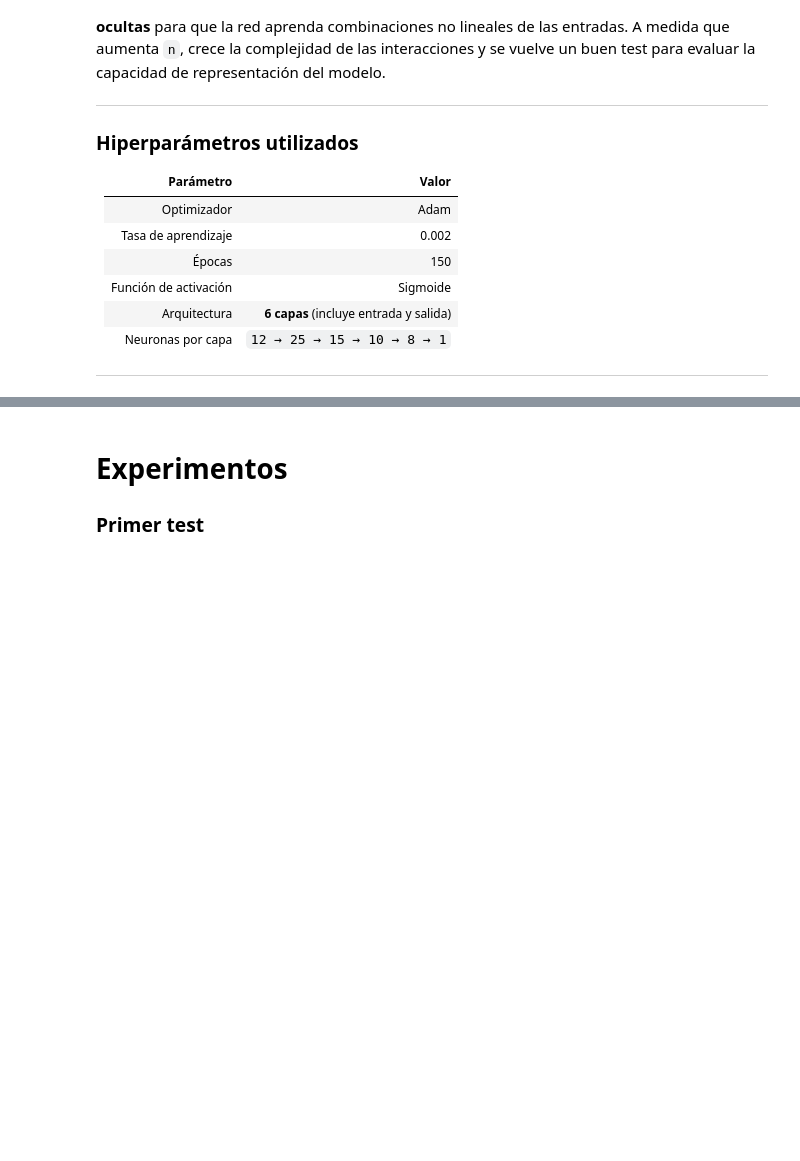
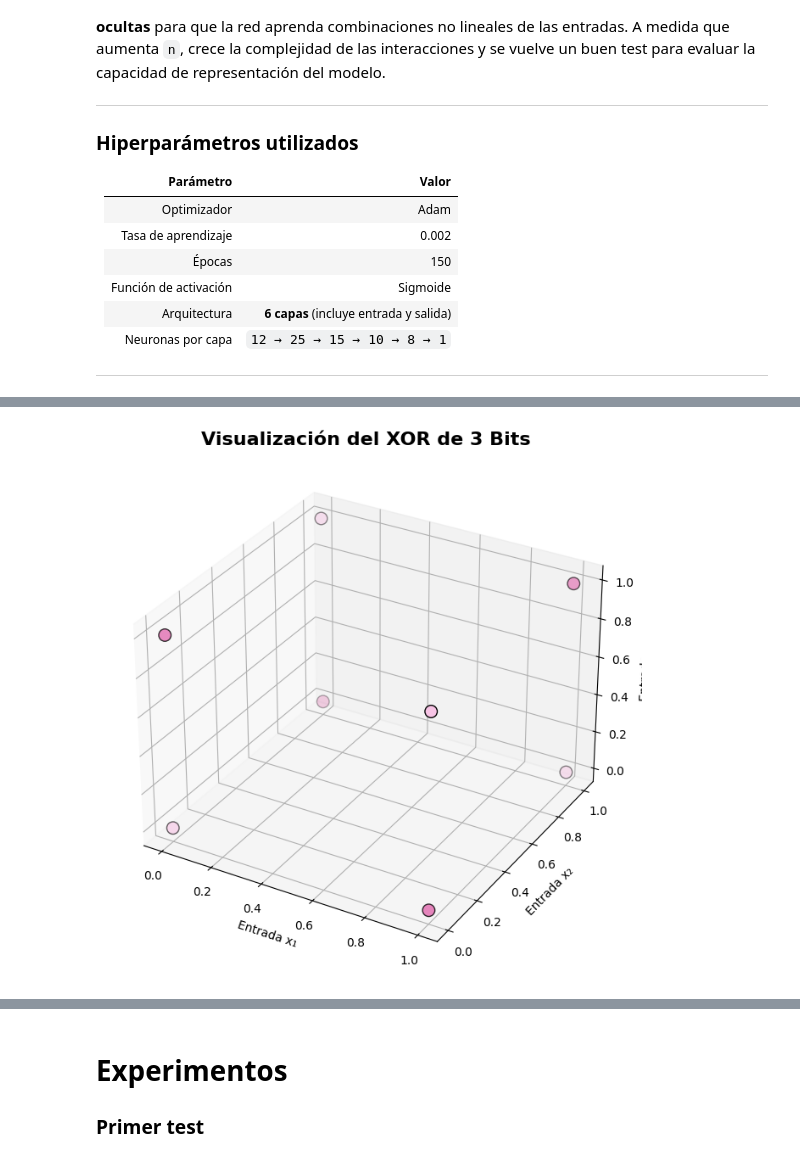
Before and after one commit to Coco-os/FNN-Implementation, a Jupyter notebook: notebooks/problems/regression/XOR.ipynb, the cells around one changed output, grey strips where cells are left out. Cells and saved outputs as stored; diff of their text form; code cells hidden in the pictures; blank space fills up the shorter version.

```diff
--- a/notebooks/problems/regression/XOR.ipynb
+++ b/notebooks/problems/regression/XOR.ipynb
@@ -86,19 +81,19 @@ plt.show()
 # %%
 X, y = generate_n_dimensional_xor(3)
-
 x_coords = X[:, 0, 0]
 y_coords = X[:, 1, 0]
 z_coords = X[:, 2, 0]
 
 fig = plt.figure(figsize=(8, 8))
 ax = fig.add_subplot(111, projection='3d')
-ax.scatter(x_coords, y_coords, z_coords, c=['red' if label == 1 else 'blue' for label in y], s=100, edgecolors='k')
-
-ax.set_xlabel('Feature 1')
-ax.set_ylabel('Feature 2')
-ax.set_zlabel('Feature 3')
-ax.set_title('3D XOR Dataset')
+ax.scatter(
+    x_coords, y_coords, z_coords,
+    c=np.where(y.ravel() == 1, "#E26BAF", "#F7C4E5"),
+    s=110, edgecolors='k'
+)
+ax.set_xlabel('Entrada x₁')
+ax.set_ylabel('Entrada x₂')
+ax.set_zlabel('Entrada x₃')
+ax.set_title('Visualización del XOR de 3 Bits', fontsize=16, fontweight='bold')
 plt.show()
-
-%matplotlib inline
 # %% [output]
@@ -107,2 +100,3 @@ plt.show()
+[figure, added]
 # %%
 X, y = generate_n_dimensional_xor(12)
```
Also changed, not shown: parts of 15 cells of this notebook.
